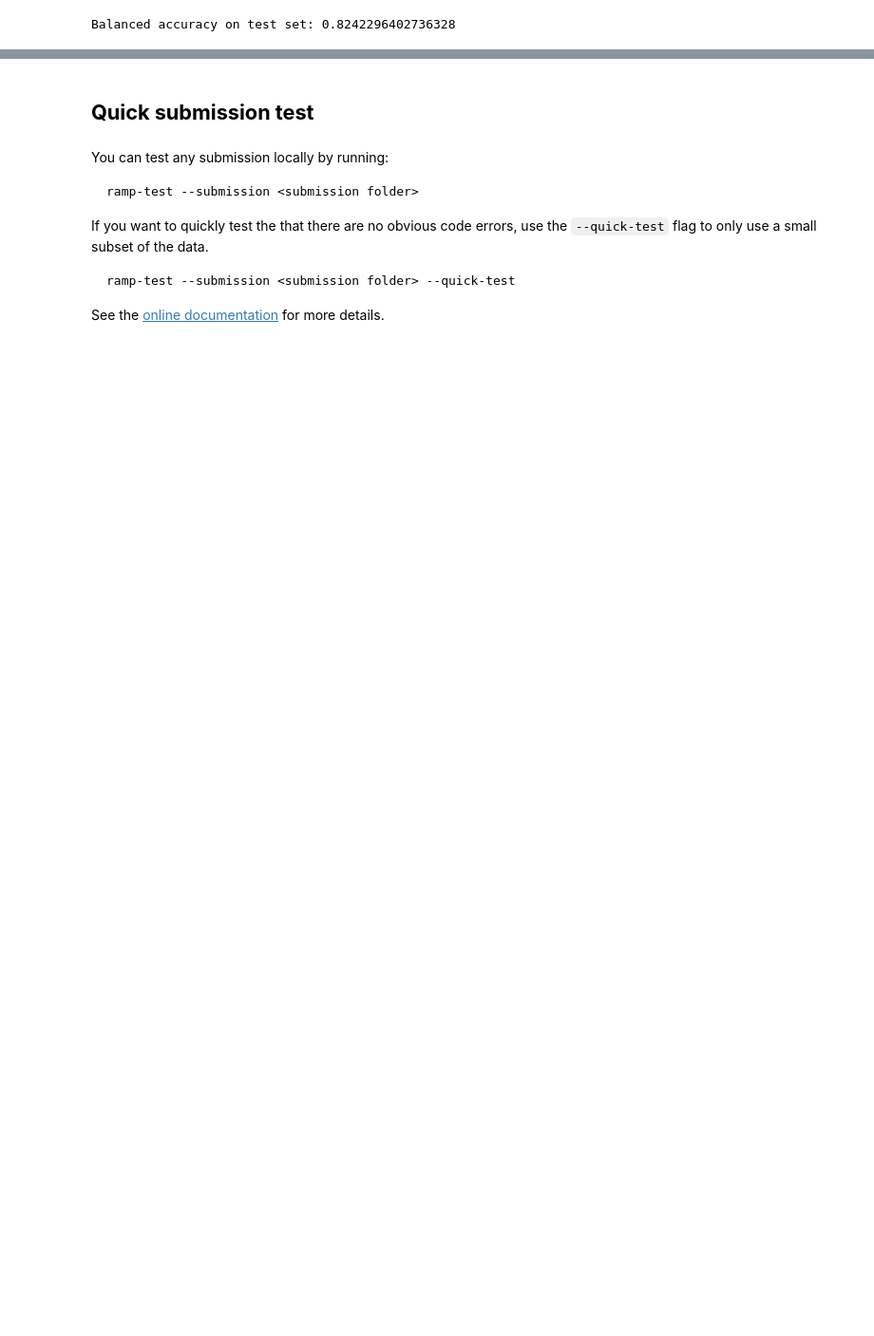
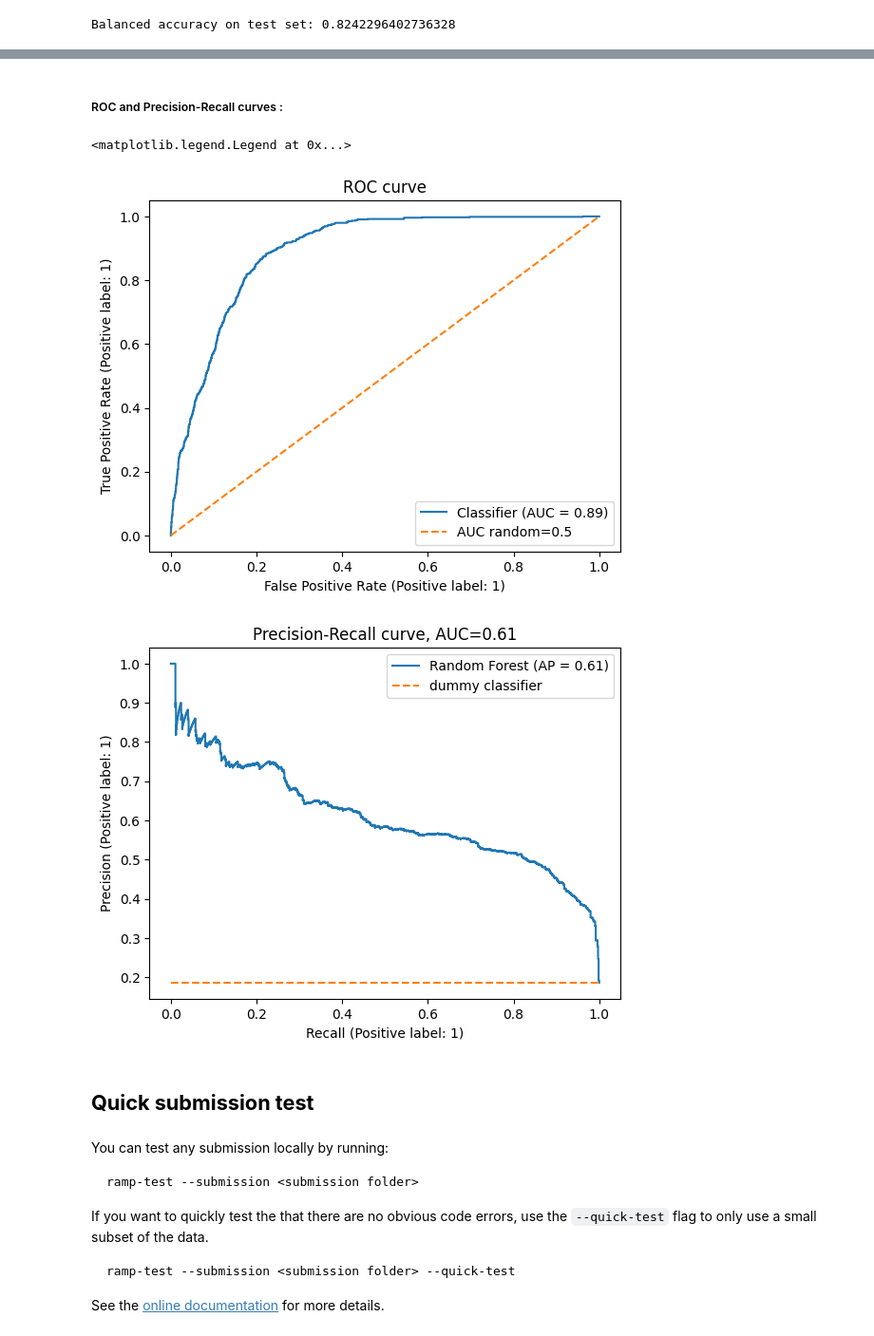
Before and after one commit to WarmongeringBeaver/M2DS_DataCamp_Challenge, a Jupyter notebook: fire_starting_kit.ipynb, the cells around one changed output, grey strips where cells are left out. Shown at 95% size. Drawn from its saved outputs; the diff is of its cells as text; code cells hidden in the pictures; blank space fills up the shorter version.

```diff
--- a/fire_starting_kit.ipynb
+++ b/fire_starting_kit.ipynb
@@ -354,5 +369,6 @@ Two scores are computed:
 # %%
 y_pred = clf.predict(X_test)
+y_pred_proba = clf.predict_proba(X_test)
 metric = balanced_accuracy_score(y_test, y_pred)
 print("Balanced accuracy on test set:", metric)
 # %% [output]
@@ -366,3 +396,28 @@ F-2 score on test set: 0.7519294377067256
+# %% [markdown]
+##### ROC and Precision-Recall curves :
+# %%
+from sklearn.metrics import PrecisionRecallDisplay, precision_recall_curve, RocCurveDisplay, roc_auc_score, auc
+
+display_roc = RocCurveDisplay.from_predictions(y_test, y_pred_proba[:,1])
+roc_auc = roc_auc_score(y_test, y_pred_proba[:,1])
+display_roc.ax_.plot(np.linspace(0,1,50),np.linspace(0,1,50),linestyle='--',label="AUC random="+str(0.5))
+_ = display_roc.ax_.set_title("ROC curve")
+plt.legend()
+
+pr, rec, _ = precision_recall_curve(y_test,y_pred_proba[:,1])
+auc_ = auc(rec, pr)
+
+baseline = np.where(y_test==1)[0].shape[0]/len(y_test)
+
+display_prec = PrecisionRecallDisplay.from_predictions(y_test, y_pred_proba[:,1], name="Random Forest")
+
+display_prec.ax_.plot(np.linspace(0,1,50),np.linspace(baseline,baseline,50), linestyle='--', label='dummy classifier')
+_ = display_prec.ax_.set_title("Precision-Recall curve, AUC="+str(np.round(auc_,2)))
+plt.legend()
+# %% [output]
+<matplotlib.legend.Legend at 0x...>
+[figure, added]
+[figure, added]
 # %% [markdown]
 ## **Quick submission test**
 # %% [markdown]
```
Also changed, not shown: parts of 7 cells of this notebook.
